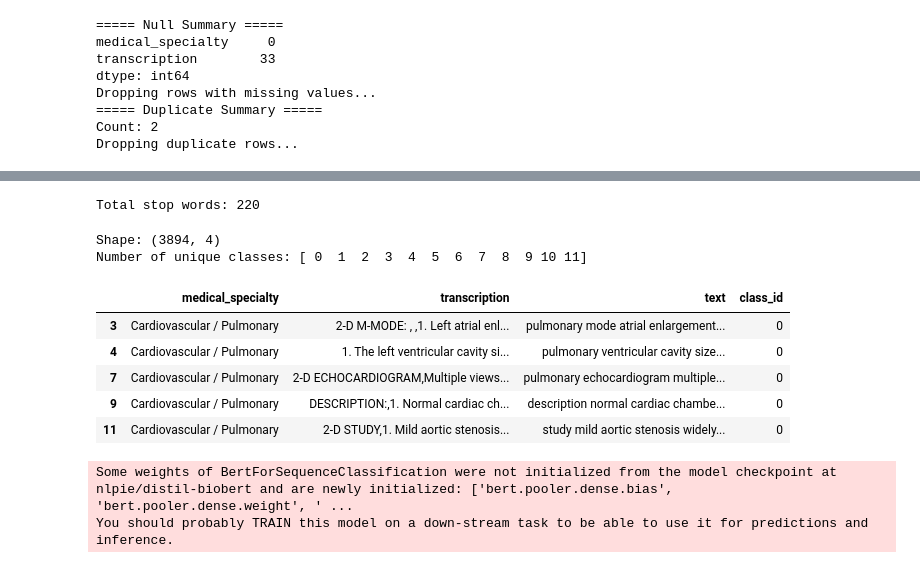
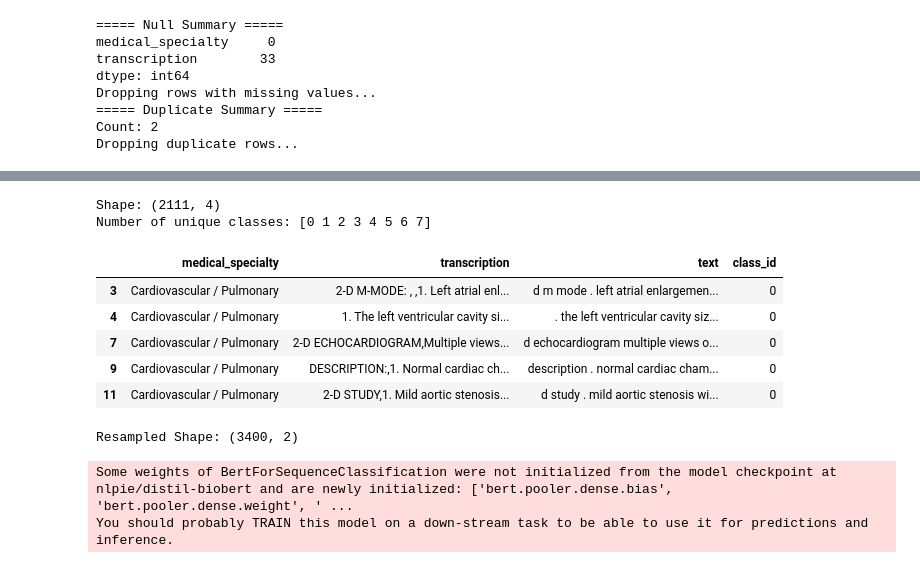
Before and after one commit to ai574-sec1-group3-summer-2025/pocs, a Jupyter notebook: speciality_classification/distilbiobert.ipynb, the cells around one changed output, grey strips where cells are left out. Saved outputs shown, nothing was run; the diff lists cells and outputs as text; code cells hidden in the pictures.

```diff
--- a/speciality_classification/distilbiobert.ipynb
+++ b/speciality_classification/distilbiobert.ipynb
@@ -39,6 +35,7 @@ df.head()
 utils = DataUtils()
 df = utils.handle_nulls(df)
 df = utils.handle_duplicates(df)
+df['medical_specialty'] = df['medical_specialty'].str.strip()
 # %% [output]
 ===== Null Summary =====
 medical_specialty     0
@@ -49,9 +46,22 @@ Dropping rows with missing values...
 Count: 2
 Dropping duplicate rows...
 # %%
+excluded_specialities = [
+    'Surgery', 'Consult - History and Phy.',  'Radiology'
+]
+df = df[~df['medical_specialty'].isin(excluded_specialities)]
+
+df['medical_specialty'] = df['medical_specialty'].apply(
+    lambda x: 'Neurology / Neurosurgery' if x in ['Neurology', 'Neurosurgery'] else x
+)
+
+df['medical_specialty'] = df['medical_specialty'].apply(
+    lambda x: 'General Medicine / SOAP / Chart / Progress Notes' if x in ['General Medicine', 'SOAP / Chart / Progress Notes'] else x
+)
+
 speciality_count = utils.class_distribution(df.medical_specialty, verbose=False)
-filtered_df = df[df.medical_specialty.isin(speciality_count[speciality_count >= MIN_SPECIALITY_THRESHOLD].index)]
-_ = utils.class_distribution(filtered_df.medical_specialty, 'Medical Specialty', show_plot=True)
+df = df[df.medical_specialty.isin(speciality_count[speciality_count >= MIN_SPECIALITY_THRESHOLD].index)]
+_ = utils.class_distribution(df.medical_specialty, 'Medical Specialty', show_plot=True)
 # %% [output]
 ===== Class Distribution =====
 medical_specialty
@@ -104,40 +78,36 @@ Stop words: 198
-# %%
-# Custom stop words to filter out common terms that may not be useful for classification
-custom_stop_words = [
-    'patient', 'right', 'left', 'history', 'placed', 'well', 'noted',
-    'time','using', 'also', 'without', 'removed', 'used', 'year', 'room',
-    'old', 'general', 'two', 'fashion', 'one', 'made', 'closed'
-    ]
-
-all_stop_words = set(stop_words + custom_stop_words)
-print(f"Total stop words: {len(all_stop_words)}")
-# %% [output]
-Total stop words: 220
-# %%
-
-def preprocess_text(text):
-    text = utils.clean_text(text)
-    text = filter_out_words(text, all_stop_words)
-    text = prefix_keywords(text, keyphrase)
-    return text
-
-filtered_df['text'] = filtered_df['transcription'].map(preprocess_text)
+# %%
+def preprocess_text(text):
+    text = utils.clean_text(text)
+    return text
+
+df['text'] = df['transcription'].map(preprocess_text)
 # %%
-filtered_df['class_id'] = pd.factorize(filtered_df.medical_specialty)[0]
+df['class_id'] = pd.factorize(df.medical_specialty)[0]
 
-print(f"Shape: {filtered_df.shape}")
-print(f"Number of unique classes: {filtered_df.class_id.unique()}")
+print(f"Shape: {df.shape}")
+print(f"Number of unique classes: {df.class_id.unique()}")
 
-filtered_df.head()
+df.head()
 # %% [output]
-Shape: (3894, 4)
-Number of unique classes: [ 0  1  2  3  4  5  6  7  8  9 10 11]
+Shape: (2111, 4)
+Number of unique classes: [0 1 2 3 4 5 6 7]
 |  | medical_specialty | transcription | text | class_id |
-| 3 | Cardiovascular / Pulmonary | 2-D M-MODE: , ,1. Left atrial enl... | pulmonary mode atrial enlargement... | 0 |
-| 4 | Cardiovascular / Pulmonary | 1. The left ventricular cavity si... | pulmonary ventricular cavity size... | 0 |
-| 7 | Cardiovascular / Pulmonary | 2-D ECHOCARDIOGRAM,Multiple views... | pulmonary echocardiogram multiple... | 0 |
-| 9 | Cardiovascular / Pulmonary | DESCRIPTION:,1. Normal cardiac ch... | description normal cardiac chambe... | 0 |
-| 11 | Cardiovascular / Pulmonary | 2-D STUDY,1. Mild aortic stenosis... | study mild aortic stenosis widely... | 0 |
+| 3 | Cardiovascular / Pulmonary | 2-D M-MODE: , ,1. Left atrial enl... | d m mode . left atrial enlargemen... | 0 |
+| 4 | Cardiovascular / Pulmonary | 1. The left ventricular cavity si... | . the left ventricular cavity siz... | 0 |
+| 7 | Cardiovascular / Pulmonary | 2-D ECHOCARDIOGRAM,Multiple views... | d echocardiogram multiple views o... | 0 |
+| 9 | Cardiovascular / Pulmonary | DESCRIPTION:,1. Normal cardiac ch... | description . normal cardiac cham... | 0 |
+| 11 | Cardiovascular / Pulmonary | 2-D STUDY,1. Mild aortic stenosis... | d study . mild aortic stenosis wi... | 0 |
+# %%
+ros = RandomOverSampler(random_state=42)
+df_resampled, y_resampled = ros.fit_resample(
+    df[['text']],
+    df['class_id']
+)
+
+df_resampled['label'] = y_resampled
+print(f"Resampled Shape: {df_resampled.shape}")
+# %% [output]
+Resampled Shape: (3400, 2)
 # %%
 tokenizer = AutoTokenizer.from_pretrained(MODEL_NAME)
 tokens = tokenizer(
```
Also changed, not shown: parts of 8 cells of this notebook, 1 other file.
